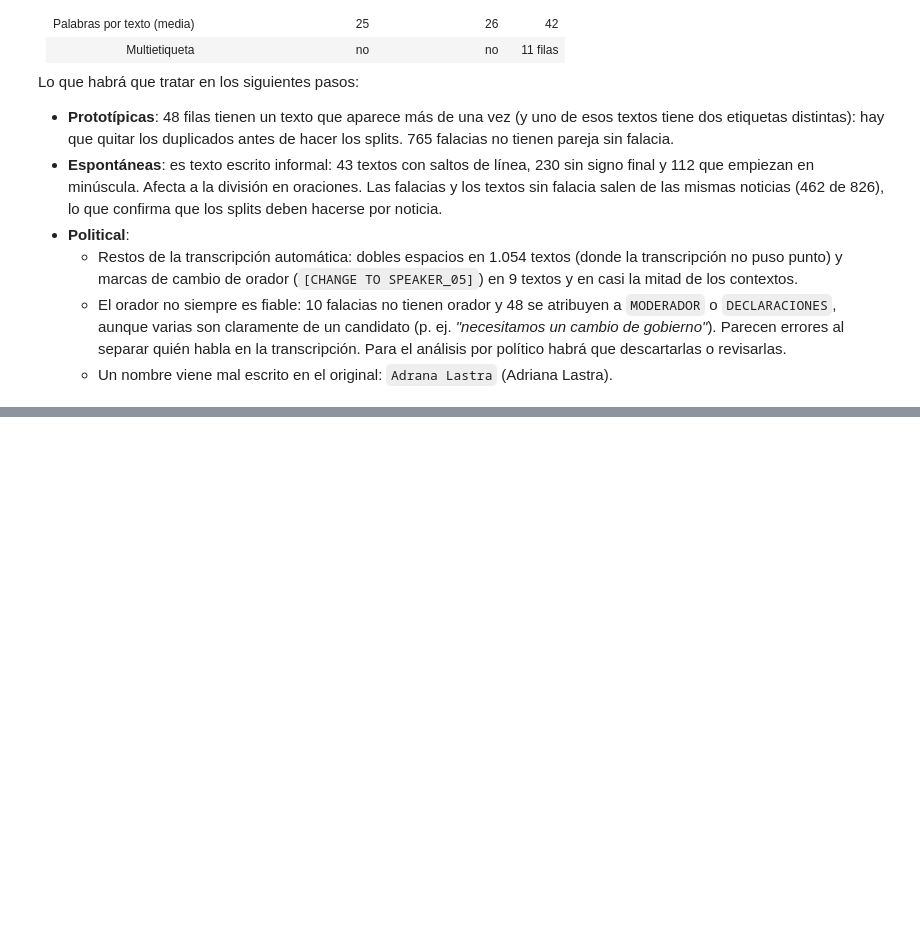
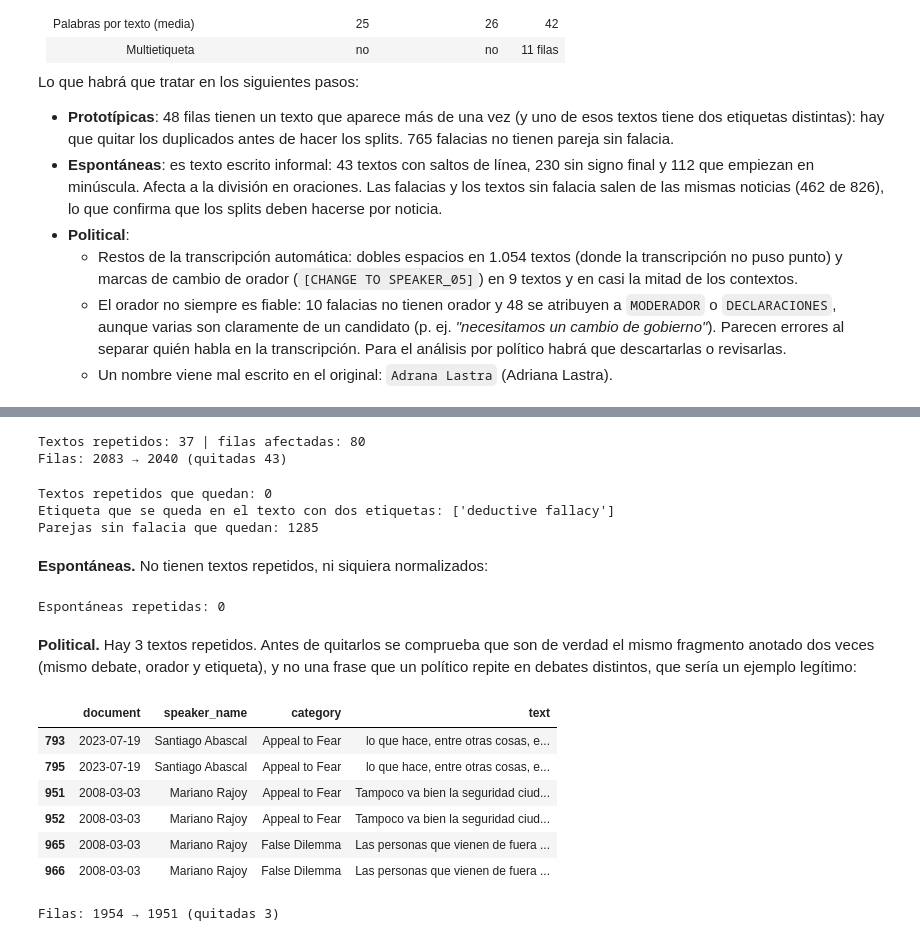
Before and after one commit to AlvarodelaHerran/detector_falacias_contradicciones, a Jupyter notebook: E2/01_fallacyes.ipynb, the cells around one changed output, grey strips where cells are left out. Drawn from its saved outputs; the diff is of its cells as text; code cells hidden in the pictures; blank space fills up the shorter version.

```diff
--- a/E2/01_fallacyes.ipynb
+++ b/E2/01_fallacyes.ipynb
@@ -440,0 +589,15 @@ Lo que habrá que tratar en los siguientes pasos:
+# %%
+import re
+from difflib import SequenceMatcher
+
+
+def normalizar_para_comparar(texto):
+    """Minúsculas, sin signos de puntuación y con un solo espacio entre palabras.
+    Solo se usa para comparar textos: el texto que se guarda no cambia."""
+    texto = re.sub(r"[^\w\s]", "", texto.lower())
+    return " ".join(texto.split())
+
+
+def parecido(texto_a, texto_b):
+    """Parecido entre dos textos normalizados, de 0 (nada) a 1 (iguales)."""
+    return SequenceMatcher(None, normalizar_para_comparar(texto_a), normalizar_para_comparar(texto_b)).ratio()
@@ -440,0 +653,57 @@ Lo que habrá que tratar en los siguientes pasos:
+# %%
+proto["texto_comparable"] = proto["fallacy_example"].map(normalizar_para_comparar)
+proto["tiene_pareja"] = proto["non-fallacy_example"].notna()
+
+copias = proto[proto["texto_comparable"].duplicated(keep=False)]
+print("Textos repetidos:", copias["texto_comparable"].nunique(), "| filas afectadas:", len(copias))
+
+# Se ordena para que, dentro de cada grupo, quede primero la fila con pareja (y, entre iguales,
+# la de número más bajo: la ordenación "stable" respeta el orden original).
+# drop_duplicates se queda con la primera fila de cada grupo.
+filas_antes = len(proto)
+proto = (
+    proto.sort_values("tiene_pareja", ascending=False, kind="stable")
+    .drop_duplicates("texto_comparable")
+    .sort_index()
+)
+print(f"Filas: {filas_antes} → {len(proto)} (quitadas {filas_antes - len(proto)})")
+# %% [output]
+Textos repetidos: 37 | filas afectadas: 80
+Filas: 2083 → 2040 (quitadas 43)
+# %%
+# Comprobaciones
+print("Textos repetidos que quedan:", proto["texto_comparable"].duplicated().sum())
+conflicto = proto[proto["texto_comparable"].str.startswith("dirigir el gobierno es como dirigir un negocio")]
+print("Etiqueta que se queda en el texto con dos etiquetas:", conflicto["label"].tolist())
+print("Parejas sin falacia que quedan:", proto["tiene_pareja"].sum())
+# %% [output]
+Textos repetidos que quedan: 0
+Etiqueta que se queda en el texto con dos etiquetas: ['deductive fallacy']
+Parejas sin falacia que quedan: 1285
+# %% [markdown]
+**Espontáneas.** No tienen textos repetidos, ni siquiera normalizados:
+# %%
+print("Espontáneas repetidas:", espont["text"].map(normalizar_para_comparar).duplicated().sum())
+# %% [output]
+Espontáneas repetidas: 0
+# %% [markdown]
+**Political.** Hay 3 textos repetidos. Antes de quitarlos se comprueba que son de verdad el mismo fragmento anotado dos veces (mismo debate, orador y etiqueta), y no una frase que un político repite en debates distintos, que sería un ejemplo legítimo:
+# %%
+political["texto_comparable"] = political["text"].map(normalizar_para_comparar)
+repetidos = political[political["texto_comparable"].duplicated(keep=False)]
+repetidos[["document", "speaker_name", "category", "text"]]
+# %% [output]
+|  | document | speaker_name | category | text |
+| 793 | 2023-07-19 | Santiago Abascal | Appeal to Fear | lo que hace, entre otras cosas, e... |
+| 795 | 2023-07-19 | Santiago Abascal | Appeal to Fear | lo que hace, entre otras cosas, e... |
+| 951 | 2008-03-03 | Mariano Rajoy | Appeal to Fear | Tampoco va bien la seguridad ciud... |
+| 952 | 2008-03-03 | Mariano Rajoy | Appeal to Fear | Tampoco va bien la seguridad ciud... |
+| 965 | 2008-03-03 | Mariano Rajoy | False Dilemma | Las personas que vienen de fuera ... |
+| 966 | 2008-03-03 | Mariano Rajoy | False Dilemma | Las personas que vienen de fuera ... |
+# %%
+# Los tres son del mismo debate, con el mismo orador y la misma etiqueta: se queda la primera copia.
+filas_antes = len(political)
+political = political.drop_duplicates("texto_comparable")
+print(f"Filas: {filas_antes} → {len(political)} (quitadas {filas_antes - len(political)})")
+# %% [output]
+Filas: 1954 → 1951 (quitadas 3)
```
Also changed, not shown: parts of 19 cells of this notebook.
